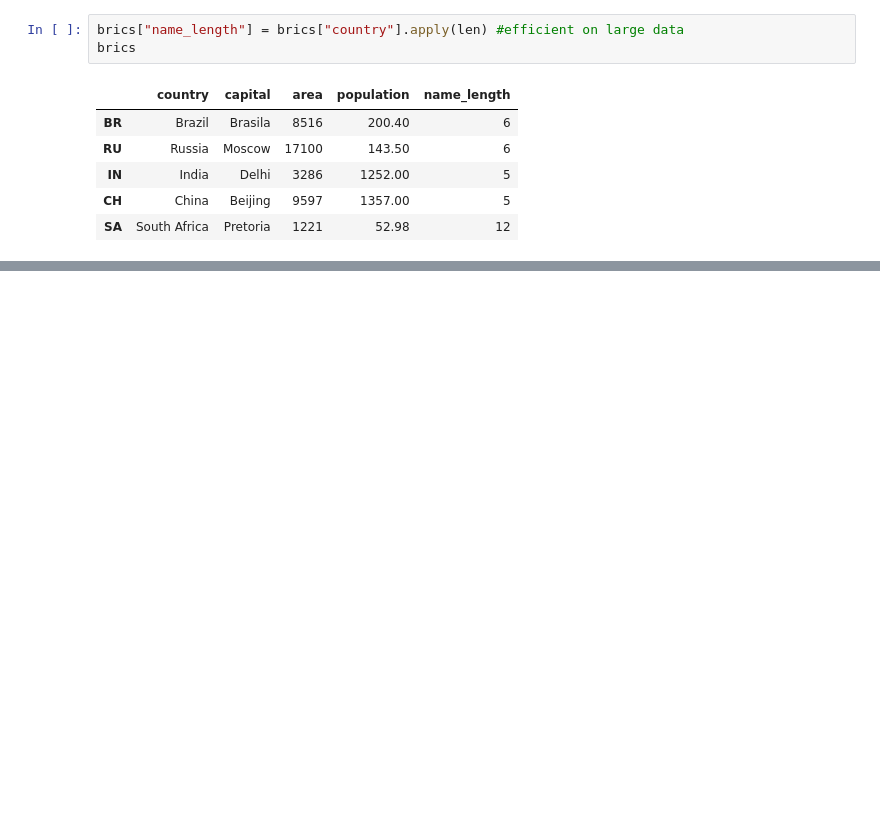
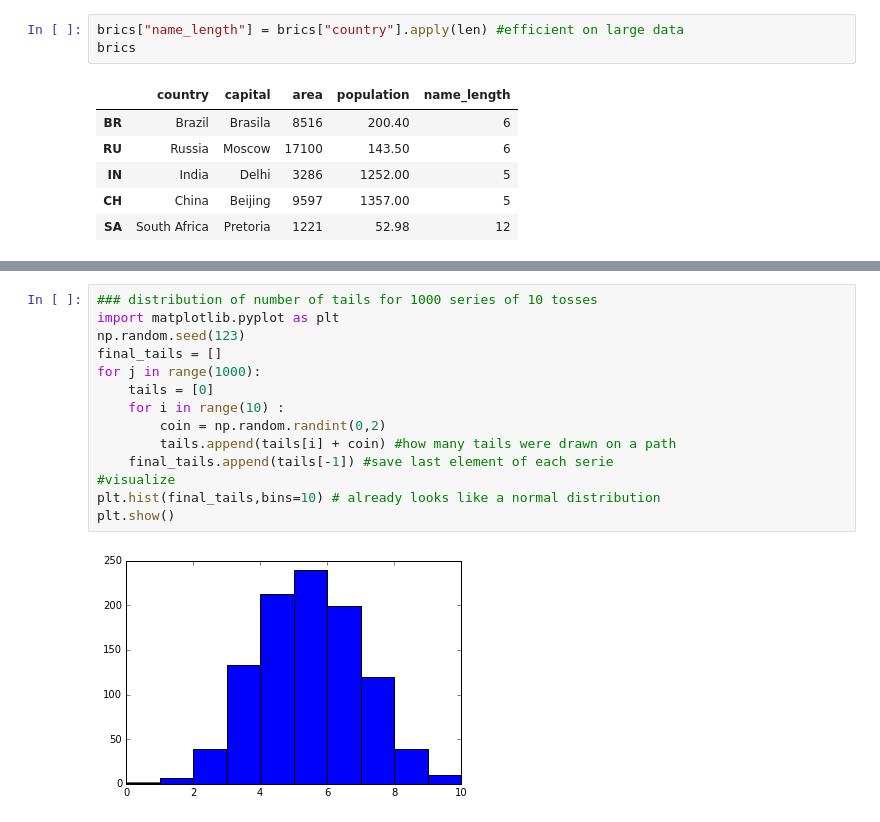
Before and after one commit to slzdevsnp/learn, a Jupyter notebook: intropython4ds2/intro_py4ds_2_nb.ipynb, the cells around one changed output, grey strips where cells are left out. Drawn from its saved outputs; the diff is of its cells as text; blank space fills up the shorter version.

```diff
--- a/intropython4ds2/intro_py4ds_2_nb.ipynb
+++ b/intropython4ds2/intro_py4ds_2_nb.ipynb
@@ -416,0 +502,16 @@ brics
+# %%
+### distribution of number of tails for 1000 series of 10 tosses
+import matplotlib.pyplot as plt
+np.random.seed(123)
+final_tails = []
+for j in range(1000):
+    tails = [0]
+    for i in range(10) :
+        coin = np.random.randint(0,2)
+        tails.append(tails[i] + coin) #how many tails were drawn on a path
+    final_tails.append(tails[-1]) #save last element of each serie
+#visualize
+plt.hist(final_tails,bins=10) # already looks like a normal distribution
+plt.show()
+# %% [output]
+[figure, added]
```
Also changed, not shown: parts of 11 cells of this notebook.
